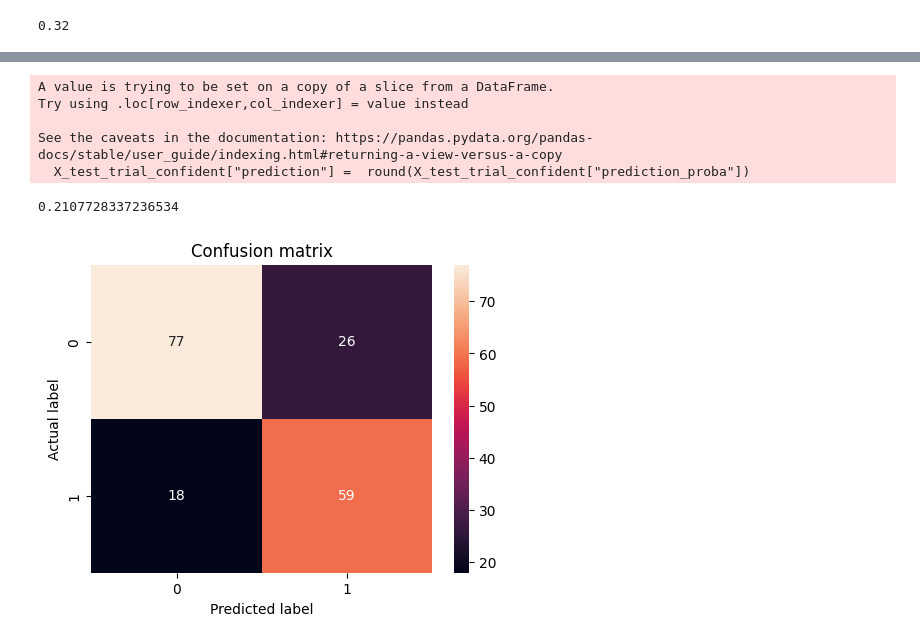
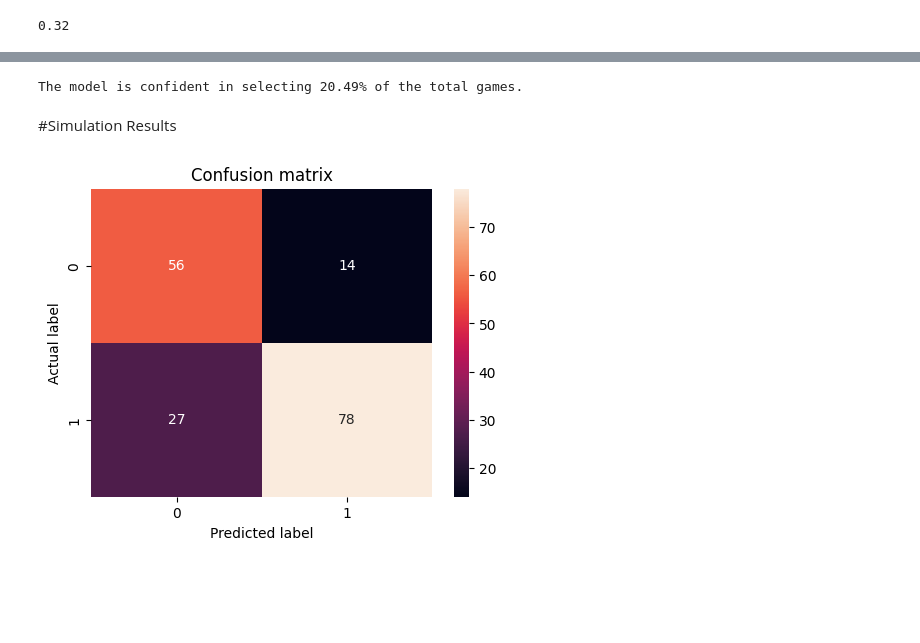
Before and after one commit to nzeisenberg/nfl_project, a Jupyter notebook: NFL_Project_Updated.ipynb, the cells around one changed output, grey strips where cells are left out. Drawn from its saved outputs; the diff is of its cells as text; code cells hidden in the pictures; blank space fills up the shorter version.

```diff
--- a/NFL_Project_Updated.ipynb
+++ b/NFL_Project_Updated.ipynb
@@ -724,7 +642,7 @@ gr_space = {
 
 }
 
-grid = GridSearchCV(svm_grid, gr_space, cv = 3, scoring='accuracy', verbose = 3)
+grid = GridSearchCV(svm_grid, gr_space, cv = 3, scoring='accuracy')
 model_grid = grid.fit(X_train, y_train)
 
 print('Best hyperparameters are '+str(model_grid.best_params_))
@@ -937,7 +831,7 @@ dtype: int64
 results = {}
 for model, n in models:
    kfold = model_selection.KFold(n_splits=10)
-   cv =  model_selection.cross_val_score(model, X_train_trial, y_train_trial, cv = kfold, scoring = "accuracy")
+   cv =  model_selection.cross_val_score(model, X_train_sim, y_train_sim, cv = kfold, scoring = "accuracy")
    results.update({n: cv.mean()})
 
 results
@@ -968,9 +845,9 @@ Please also refer to the documentation for alternative solver options:
 
 prediction_df = pd.DataFrame()
 for model, n in models:
-  model.fit(X_train_trial, y_train_trial)
-  prediction_df[n] = model.predict(X_test_trial)
-  prediction_df[n + "_proba"] = model.predict_proba(X_test_trial)[:,1]
+  model.fit(X_train_sim, y_train_sim)
+  prediction_df[n] = model.predict(X_test_sim)
+  prediction_df[n + "_proba"] = model.predict_proba(X_test_sim)[:,1]
 
 
 prediction_df["actual"] = y_test.reset_index(drop=True)
@@ -1002,39 +858,36 @@ Please also refer to the documentation for alternative solver options:
 # %%
 ### Adding prediction metrics to untrained test features for analysis
-X_test_trial = X_test_trial.reset_index()
+X_test_sim = X_test_sim.reset_index()
 
-X_test_trial["prediction"] = prediction_df["cover_prediction_proba"]
-X_test_trial["prediction_proba"] = prediction_df["cover_prediction_proba"]
-X_test_trial["actual"] = y_test_trial.reset_index(drop = True)
+X_test_sim["prediction"] = prediction_df["cover_prediction_proba"]
+X_test_sim["prediction_proba"] = prediction_df["cover_prediction_proba"]
+X_test_sim["actual"] = y_test_sim.reset_index(drop = True)
 
 
-total_rows = X_test_trial.shape[0]
+total_rows = X_test_sim.shape[0]
 
-X_test_trial_confident = X_test_trial[(X_test_trial["prediction_proba"] < cutoff_accuracy) | (X_test_trial["prediction_proba"] > (1-cutoff_accuracy))]
-X_test_trial_confident["prediction"] =  round(X_test_trial_confident["prediction_proba"])
+X_test_sim_confident = X_test_sim[(X_test_sim["prediction_proba"] < cutoff_accuracy) | (X_test_sim["prediction_proba"] > (1-cutoff_accuracy))]
+X_test_sim_confident["prediction"] =  round(X_test_sim_confident["prediction_proba"])
 
-confident_rows = X_test_trial_confident.shape[0]
+confident_rows = X_test_sim_confident.shape[0]
 
 conf_rate = confident_rows / total_rows
-print(f"The model is confident in selecting {conf_rate*100}% of the total games. ")
+print(f"The model is confident in selecting {round(conf_rate*100,2)}% of the total games. ")
 # %% [output]
-A value is trying to be set on a copy of a slice from a DataFrame.
-Try using .loc[row_indexer,col_indexer] = value instead
-
-See the caveats in the documentation: https://pandas.pydata.org/pandas-docs/stable/user_guide/indexing.html#returning-a-view-versus-a-copy
-  X_test_trial_confident["prediction"] =  round(X_test_trial_confident["prediction_proba"])
+The model is confident in selecting 20.49% of the total games.
-0.2107728337236534
+# %% [markdown]
+#Simulation Results
 # %%
 ###Confusion Matrix of games Selected by Model for Prediction
-cm = metrics.confusion_matrix(X_test_trial_confident["prediction"], X_test_trial_confident["actual"])
+cm = metrics.confusion_matrix(X_test_sim_confident["prediction"], X_test_sim_confident["actual"])
 
 plt.figure(figsize=(5.5,4))
 sns.heatmap(cm, annot=True, fmt="g")
 plt.title('Confusion matrix')
 plt.ylabel('Actual label')
 plt.xlabel('Predicted label')
 plt.show()
 # %% [output]
-[figure, old version]
+[figure, new version]
 # %%
 ### Adding context to test data for analysis
```
Also changed, not shown: parts of 37 cells of this notebook.
